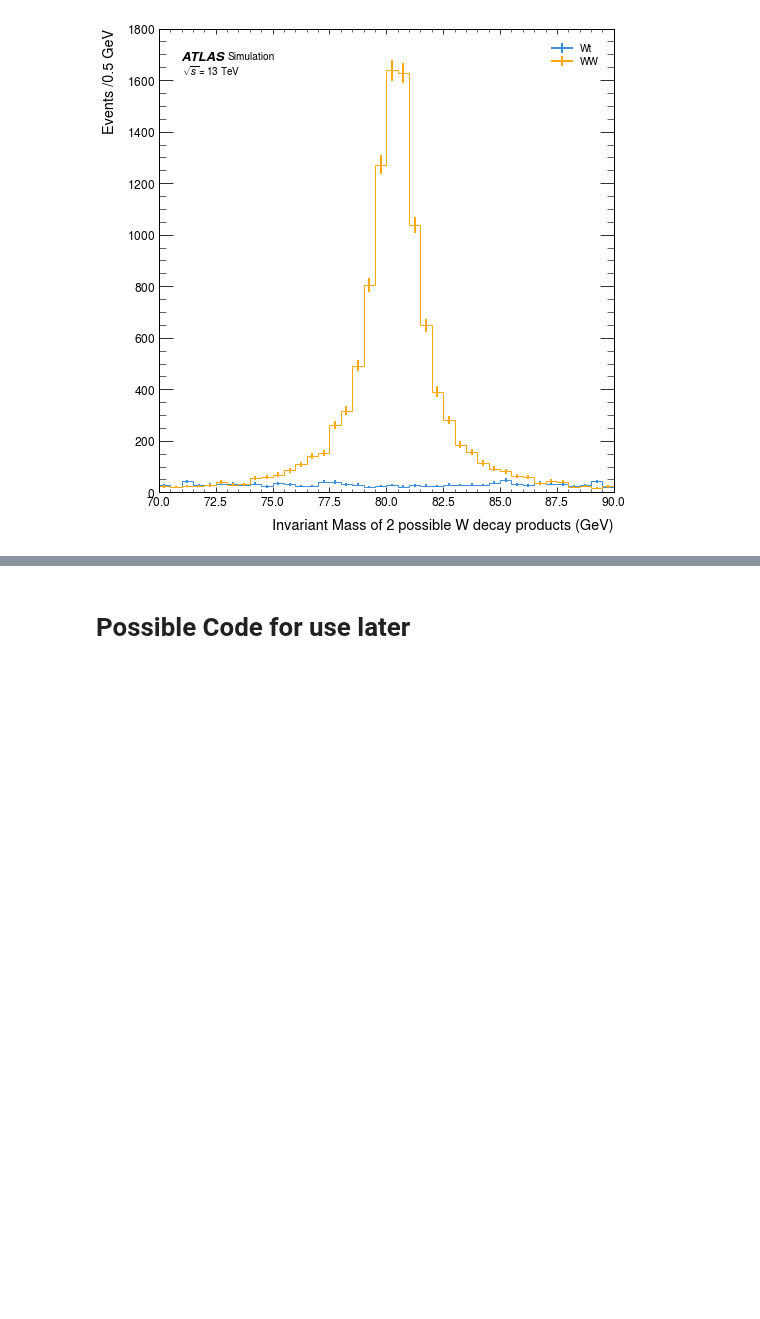
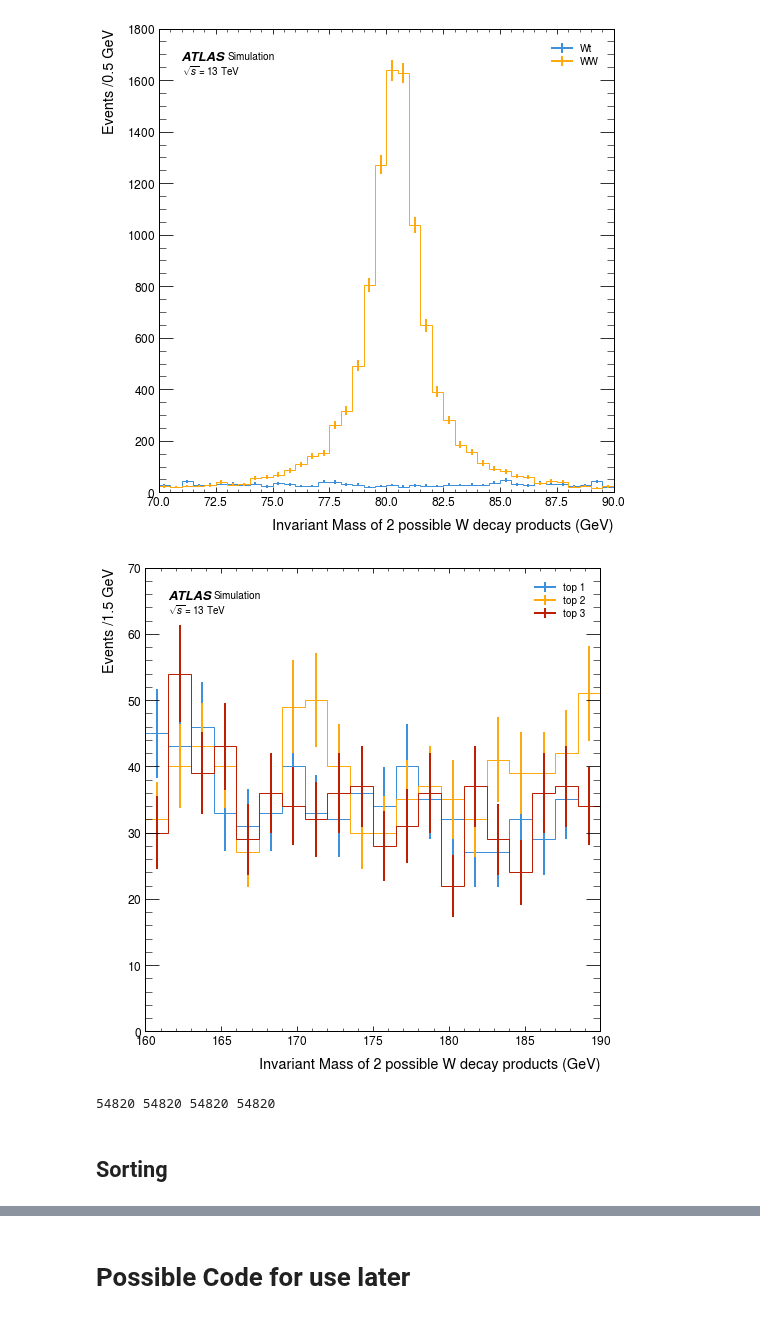
Before and after one commit to archiebrooks02/MPHYS-4Top, a Jupyter notebook: matching.ipynb, the cells around one changed output, grey strips where cells are left out. Saved outputs shown, nothing was run; the diff lists cells and outputs as text; code cells hidden in the pictures; blank space fills up the shorter version.

```diff
--- a/matching.ipynb
+++ b/matching.ipynb
@@ -260,10 +294,10 @@ muons_eta_3tW = events_3tW_muons['Muon.Eta'][(events_3tW_muons['Muon.PT']>15) &
 muons_phi_3tW = events_3tW_muons['Muon.Phi'][(events_3tW_muons['Muon.PT']>15) & (events_3tW_muons['Muon.Eta']<2.5) & (events_3tW_muons['Muon.Eta']>-2.5)]
 muons_mass_3tW = events_3tW_muons['Muon.Mass'][(events_3tW_muons['Muon.PT']>15) & (events_3tW_muons['Muon.Eta']<2.5) & (events_3tW_muons['Muon.Eta']>-2.5)]
 
-reco_pt_3tW = awkward.concatenate((jets_pt_3tW,electrons_pt_3tW,muons_pt_3tW), axis=1)
-reco_eta_3tW = awkward.concatenate((jets_eta_3tW,electrons_eta_3tW,muons_eta_3tW), axis=1)
-reco_phi_3tW = awkward.concatenate((jets_phi_3tW,electrons_phi_3tW,muons_phi_3tW), axis=1)
-reco_mass_3tW = awkward.concatenate((jets_mass_3tW,electrons_mass_3tW,muons_mass_3tW), axis=1)
+reco_pt_3tW = ak.concatenate((jets_pt_3tW,electrons_pt_3tW,muons_pt_3tW), axis=1)
+reco_eta_3tW = ak.concatenate((jets_eta_3tW,electrons_eta_3tW,muons_eta_3tW), axis=1)
+reco_phi_3tW = ak.concatenate((jets_phi_3tW,electrons_phi_3tW,muons_phi_3tW), axis=1)
+reco_mass_3tW = ak.concatenate((jets_mass_3tW,electrons_mass_3tW,muons_mass_3tW), axis=1)
 
 truth_pt_3tW = events_3tW_truth['Particle.PT']
 truth_eta_3tW = events_3tW_truth['Particle.Eta']
@@ -273,11 +307,11 @@ truth_mass_3tW = events_3tW_truth['Particle.Mass']
 reco_3tW = vector.zip({'pt':reco_pt_3tW,'eta':reco_eta_3tW,'phi':reco_phi_3tW,'mass':reco_mass_3tW})
 truth_3tW = vector.zip({'pt':truth_pt_3tW,'eta':truth_eta_3tW,'phi':truth_phi_3tW,'mass':truth_mass_3tW})
 
-reco_3tW = reco_3tW[(awkward.num(reco_3tW)!=0)&(awkward.num(truth_3tW)!=0)]
-truth_3tW = truth_3tW[(awkward.num(reco_3tW)!=0)&(awkward.num(truth_3tW)!=0)]
+reco_3tW = reco_3tW[(ak.num(reco_3tW)!=0)&(ak.num(truth_3tW)!=0)]
+truth_3tW = truth_3tW[(ak.num(reco_3tW)!=0)&(ak.num(truth_3tW)!=0)]
 # %%
-reco_3tW_test = reco_3tW[awkward.num(truth_3tW)==11]
-truth_3tW_test = truth_3tW[awkward.num(truth_3tW)==11]
+reco_3tW_test = reco_3tW[ak.num(truth_3tW)==11]
+truth_3tW_test = truth_3tW[ak.num(truth_3tW)==11]
 
 W1_Wt = truth_3tW_test[:,3]
 W2_Wt = truth_3tW_test[:,7]
@@ -310,0 +333,32 @@ W_3tW = W_3tW[awkward.num(W_3tW, axis=2)!=0]
+# %%
+id_pairs_3tW = truth_matching(reco_3tW_test, truth_3tW_test)
+
+top_1_particles_3tW = id_pairs_3tW['reco'][(id_pairs_3tW['id']==1)|(id_pairs_3tW['id']==5)|(id_pairs_3tW['id']==9)]
+top_2_particles_3tW = id_pairs_3tW['reco'][(id_pairs_3tW['id']==2)|(id_pairs_3tW['id']==6)|(id_pairs_3tW['id']==10)]
+top_3_particles_3tW = id_pairs_3tW['reco'][(id_pairs_3tW['id']==3)|(id_pairs_3tW['id']==7)|(id_pairs_3tW['id']==11)]
+W_3tW = id_pairs_3tW['reco'][(id_pairs_3tW['id']==4)|(id_pairs_3tW['id']==8)]
+
+top_1_particles_3tW_temp = top_1_particles_3tW[ak.num(top_1_particles_3tW, axis=2)!=0]
+top_2_particles_3tW_temp = top_2_particles_3tW[ak.num(top_2_particles_3tW, axis=2)!=0]
+top_3_particles_3tW_temp = top_3_particles_3tW[ak.num(top_3_particles_3tW, axis=2)!=0]
+W_3tW = W_3tW[ak.num(W_3tW, axis=2)!=0]
+
+top_1_particles_3tW = top_1_particles_3tW_temp[(ak.num(top_1_particles_3tW_temp)!=0)&(ak.num(top_2_particles_3tW_temp)!=0)&(ak.num(top_3_particles_3tW_temp)!=0)]
+top_2_particles_3tW = top_2_particles_3tW_temp[(ak.num(top_1_particles_3tW_temp)!=0)&(ak.num(top_2_particles_3tW_temp)!=0)&(ak.num(top_3_particles_3tW_temp)!=0)]
+top_3_particles_3tW = top_3_particles_3tW_temp[(ak.num(top_1_particles_3tW_temp)!=0)&(ak.num(top_2_particles_3tW_temp)!=0)&(ak.num(top_3_particles_3tW_temp)!=0)]
+
+top_1_3tW = ak.flatten(np.sum(top_1_particles_3tW, axis=1))
+top_2_3tW = ak.flatten(np.sum(top_2_particles_3tW, axis=1))
+top_3_3tW = ak.flatten(np.sum(top_3_particles_3tW, axis=1))
+# %%
+fig, ax = plt.subplots(nrows = 1, ncols = 1, figsize = (8,8))
+histogram([top_1_3tW.m, top_2_3tW.m, top_3_3tW.m], 20, ['top 1', 'top 2', 'top 3'], ax, density = False, x_units='GeV', set_range=(160,190))
+ax.set_xlabel(r'Invariant Mass of 2 possible W decay products (GeV)')
+plt.subplots_adjust(hspace=0.25)
+plt.show()
+# %% [output]
+[figure, added]
+# %%
+print(len(top_1_4t.pt),len(top_2_4t.pt),len(antitop_1_4t.pt),len(antitop_2_4t.pt))
+# %% [output]
+54820 54820 54820 54820
@@ -310,0 +398,2 @@ W_3tW = W_3tW[awkward.num(W_3tW, axis=2)!=0]
+# %% [markdown]
+## Sorting
```
Also changed, not shown: parts of 38 cells of this notebook.
